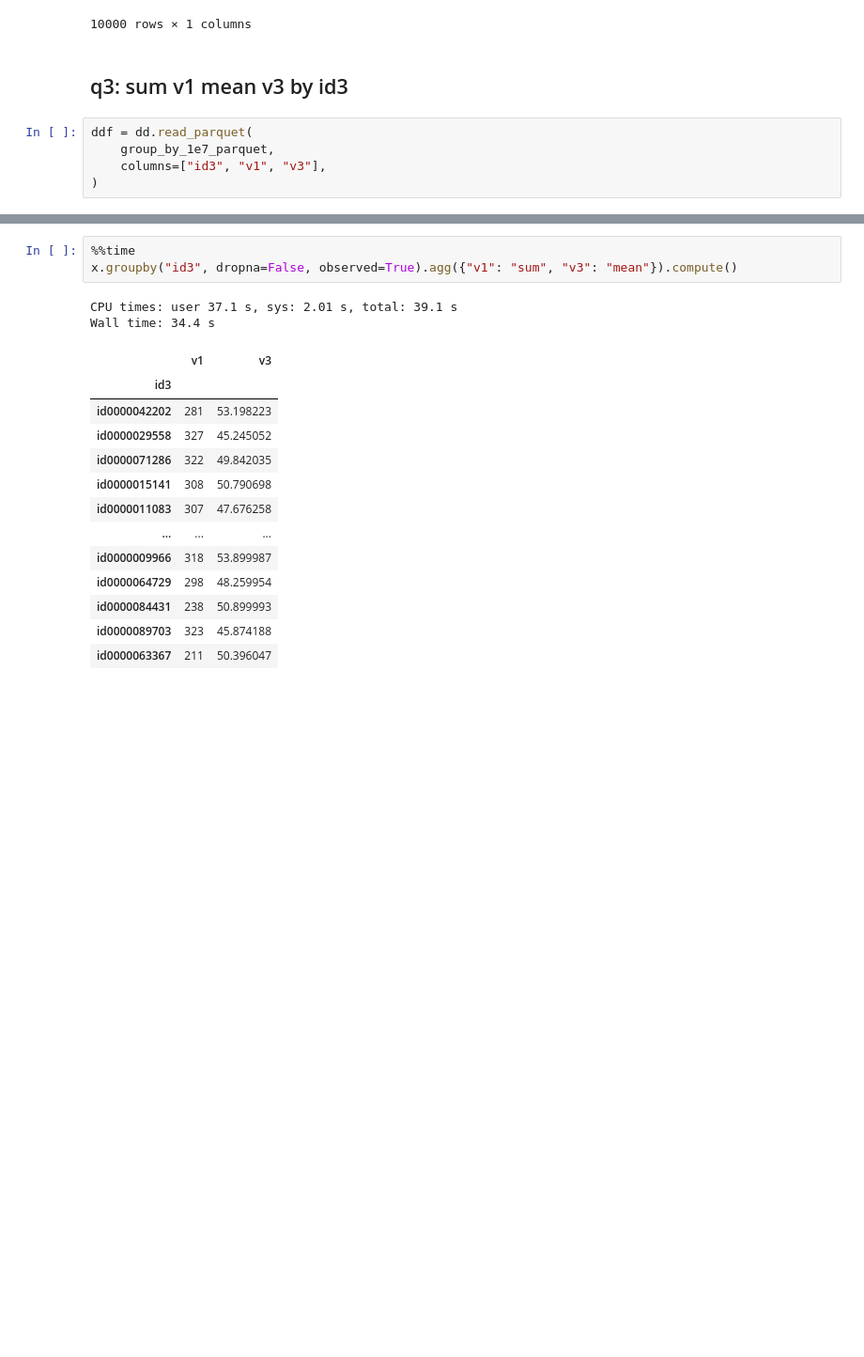
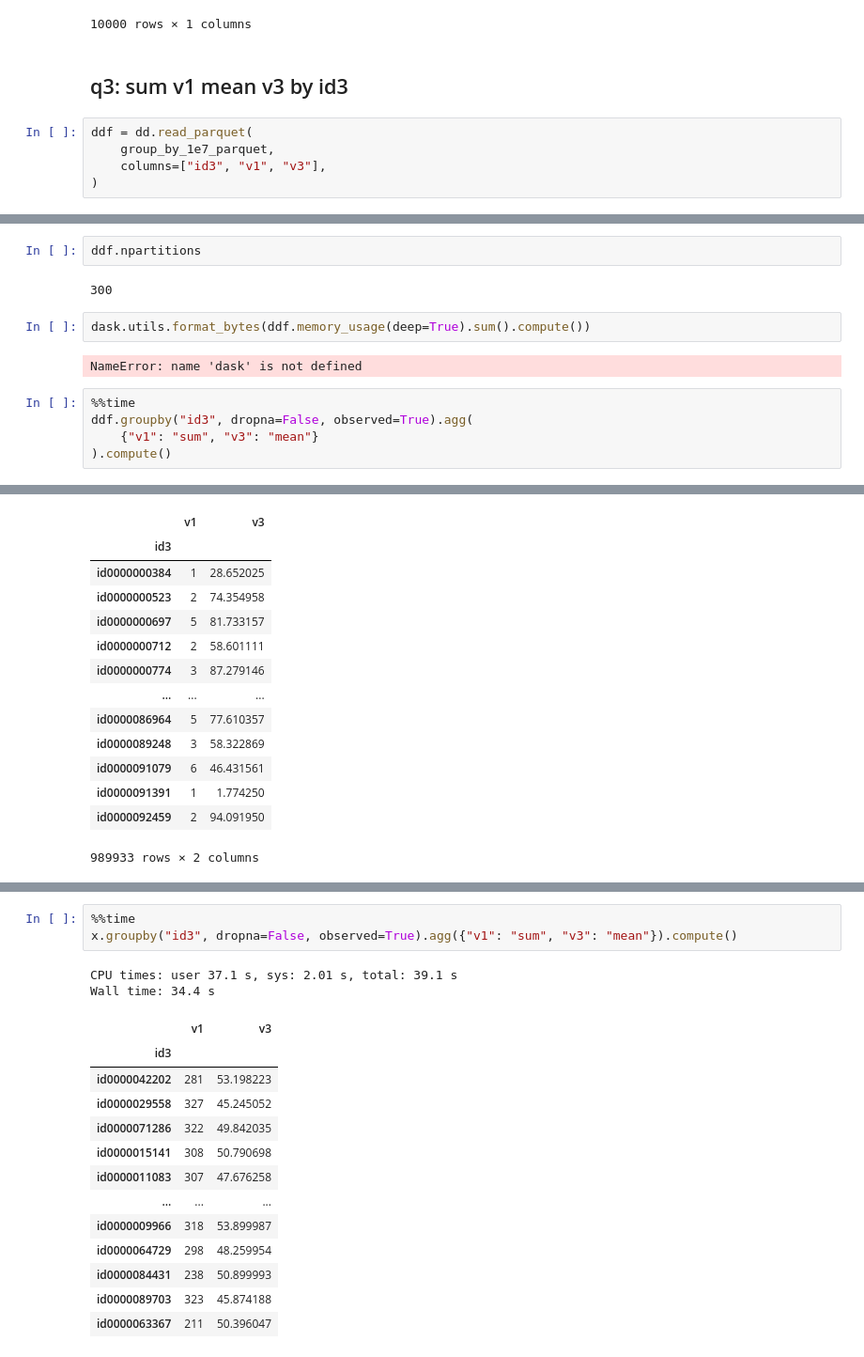
Before and after one commit to MrPowers/mrpowers-benchmarks, a Jupyter notebook: notebooks/h2oai-groupby-dask.ipynb, the cells around one changed output, grey strips where cells are left out. Shown: that part at 94% size. Cells and saved outputs as stored; diff of their text form; blank space fills up the shorter version.

```diff
--- a/notebooks/h2oai-groupby-dask.ipynb
+++ b/notebooks/h2oai-groupby-dask.ipynb
@@ -156,0 +197,14 @@ ddf = dd.read_parquet(
+# %%
+ddf.npartitions
+# %% [output]
+300
+# %%
+dask.utils.format_bytes(ddf.memory_usage(deep=True).sum().compute())
+# %% [output]
+NameError: name 'dask' is not defined
+# %%
+%%time
+ddf.groupby("id3", dropna=False, observed=True).agg(
+    {"v1": "sum", "v3": "mean"}
+).compute()
+# %% [output]
@@ -157,3 +213,17 @@ ddf = dd.read_parquet(
+|  | v1 | v3 |
+| id3 |  |  |
+| id0000000384 | 1 | 28.652025 |
+| id0000000523 | 2 | 74.354958 |
+| id0000000697 | 5 | 81.733157 |
+| id0000000712 | 2 | 58.601111 |
+| id0000000774 | 3 | 87.279146 |
+| ... | ... | ... |
+| id0000086964 | 5 | 77.610357 |
+| id0000089248 | 3 | 58.322869 |
+| id0000091079 | 6 | 46.431561 |
+| id0000091391 | 1 | 1.774250 |
+| id0000092459 | 2 | 94.091950 |
+989933 rows × 2 columns
 # %%
 %%time
 ddf.groupby("id3", dropna=False, observed=True).agg(
```
Also changed, not shown: parts of 11 cells of this notebook, 1 other file.
